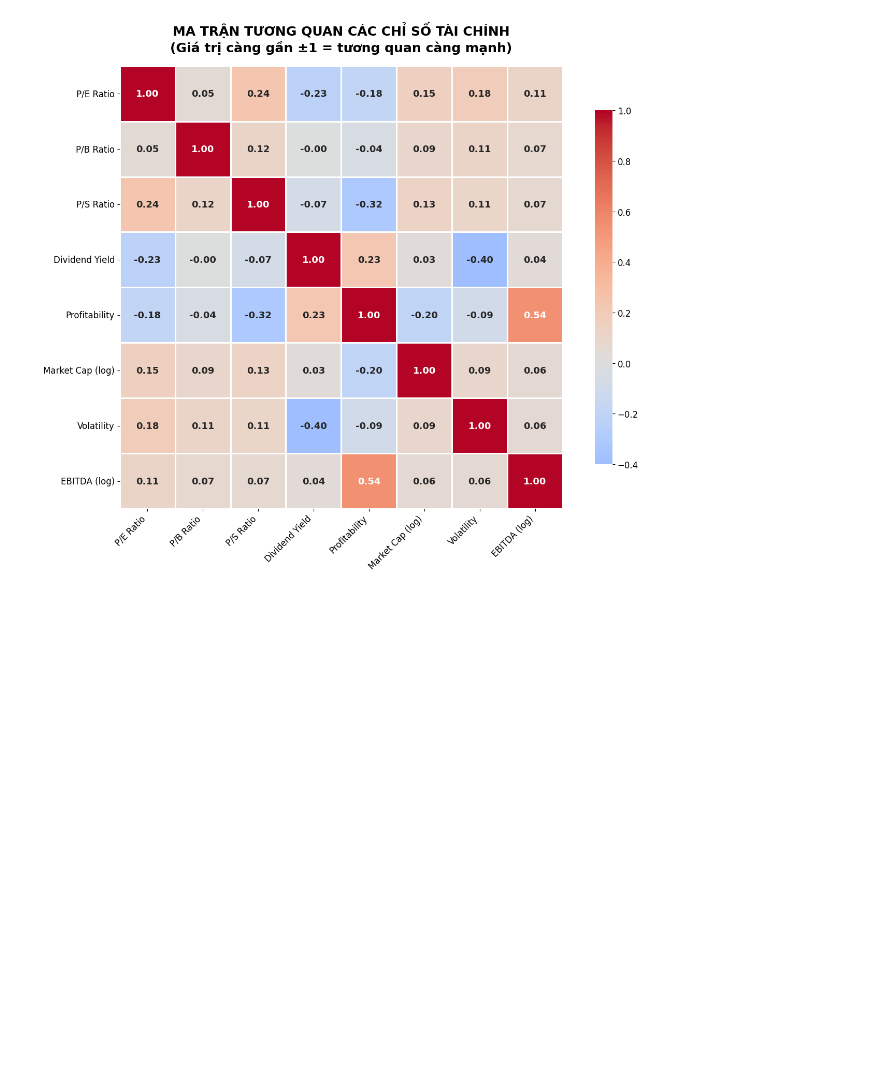
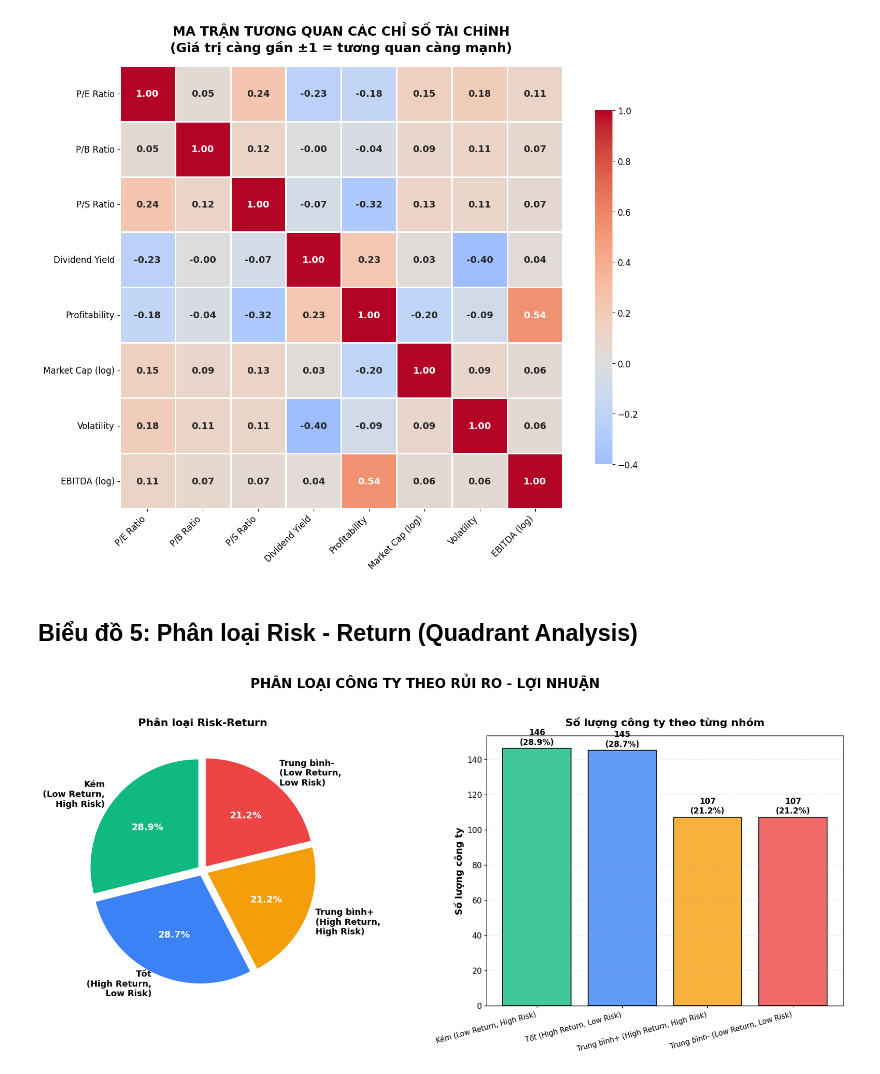
Before and after one commit to tranmai31231020941-pixel/final, a Jupyter notebook: Untitled1.ipynb, the cells around one changed output. Saved outputs shown, nothing was run; the diff lists cells and outputs as text; code cells hidden in the pictures; blank space fills up the shorter version.

```diff
--- a/Untitled1.ipynb
+++ b/Untitled1.ipynb
@@ -303,3 +303,58 @@ plt.tight_layout()
 plt.show()
 # %% [output]
 [figure]
+# %% [markdown]
+## Biểu đồ 5: Phân loại Risk - Return (Quadrant Analysis)
+# %%
+fig, (ax1, ax2) = plt.subplots(1, 2, figsize=(18, 8))
+
+# Tính quadrant
+rr = df[['price_to_52w_high__scaled', 'profitability_ratio__scaled', 'market_cap']].dropna()
+
+def classify(row):
+    r = row['price_to_52w_high__scaled']
+    ret = row['profitability_ratio__scaled']
+    if ret > 0 and r < 0: return 'Tốt\n(High Return,\nLow Risk)'
+    elif ret > 0 and r >= 0: return 'Trung bình+\n(High Return,\nHigh Risk)'
+    elif ret <= 0 and r < 0: return 'Trung bình-\n(Low Return,\nLow Risk)'
+    else: return 'Kém\n(Low Return,\nHigh Risk)'
+
+rr['quadrant'] = rr.apply(classify, axis=1)
+quad_counts = rr['quadrant'].value_counts()
+
+# Pie chart
+colors_quad = ['#10b981', '#3b82f6', '#f59e0b', '#ef4444']
+wedges, texts, autotexts = ax1.pie(quad_counts, labels=quad_counts.index, autopct='%1.1f%%',
+                                     startangle=90, colors=colors_quad,
+                                     textprops={'fontsize': 13, 'weight': 'bold'},
+                                     explode=[0.05, 0.05, 0.05, 0.05])
+for autotext in autotexts:
+    autotext.set_color('white')
+    autotext.set_fontsize(14)
+    autotext.set_weight('bold')
+
+ax1.set_title('Phân loại Risk-Return', fontsize=16, fontweight='bold', pad=15)
+
+# Bar chart
+bars = ax2.bar(range(len(quad_counts)), quad_counts.values, color=colors_quad,
+               edgecolor='black', linewidth=1.5, alpha=0.8)
+ax2.set_xticks(range(len(quad_counts)))
+ax2.set_xticklabels([q.replace('\n', ' ') for q in quad_counts.index],
+                     rotation=15, ha='right', fontsize=11)
+ax2.set_ylabel('Số lượng công ty', fontsize=14, fontweight='bold')
+ax2.set_title('Số lượng công ty theo từng nhóm', fontsize=16, fontweight='bold', pad=15)
+ax2.grid(axis='y', alpha=0.3, linestyle='--')
+
+# Thêm số lượng trên mỗi bar
+for bar, count in zip(bars, quad_counts.values):
+    height = bar.get_height()
+    ax2.text(bar.get_x() + bar.get_width()/2., height + 1,
+            f'{count}\n({count/len(rr)*100:.1f}%)',
+            ha='center', va='bottom', fontsize=12, fontweight='bold')
+
+plt.suptitle('PHÂN LOẠI CÔNG TY THEO RỦI RO - LỢI NHUẬN',
+             fontsize=20, fontweight='bold', y=1.02)
+plt.tight_layout()
+plt.show()
+# %% [output]
+[figure, added]
```
Also changed, not shown: parts of 2 cells of this notebook.
